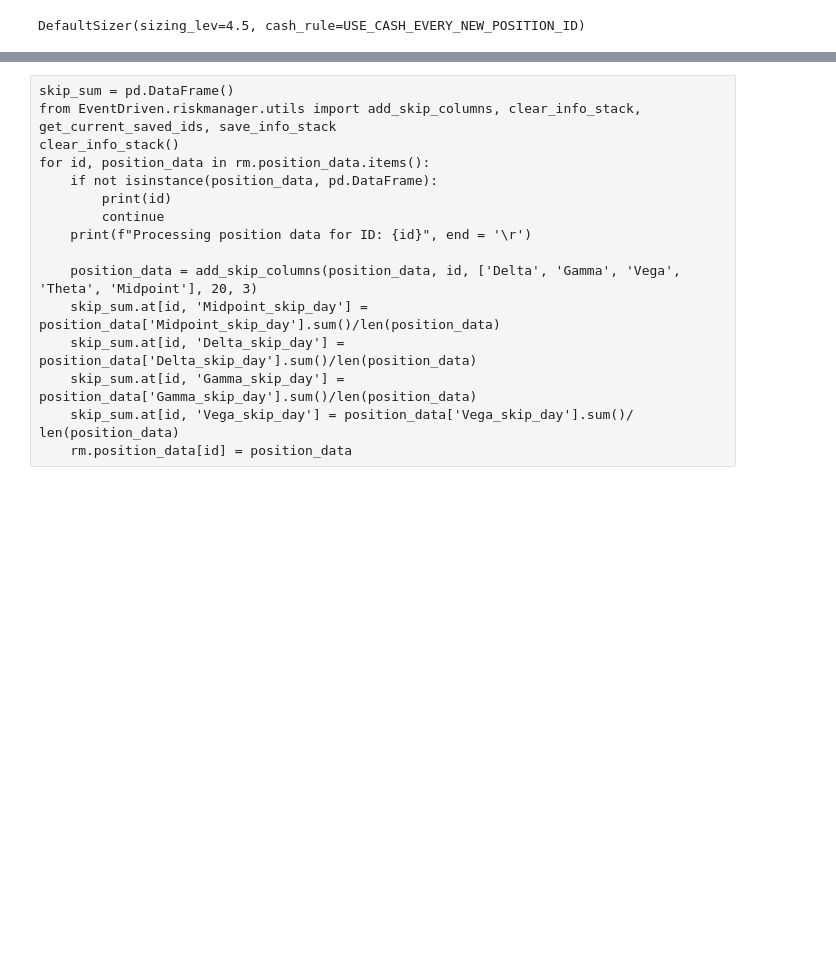
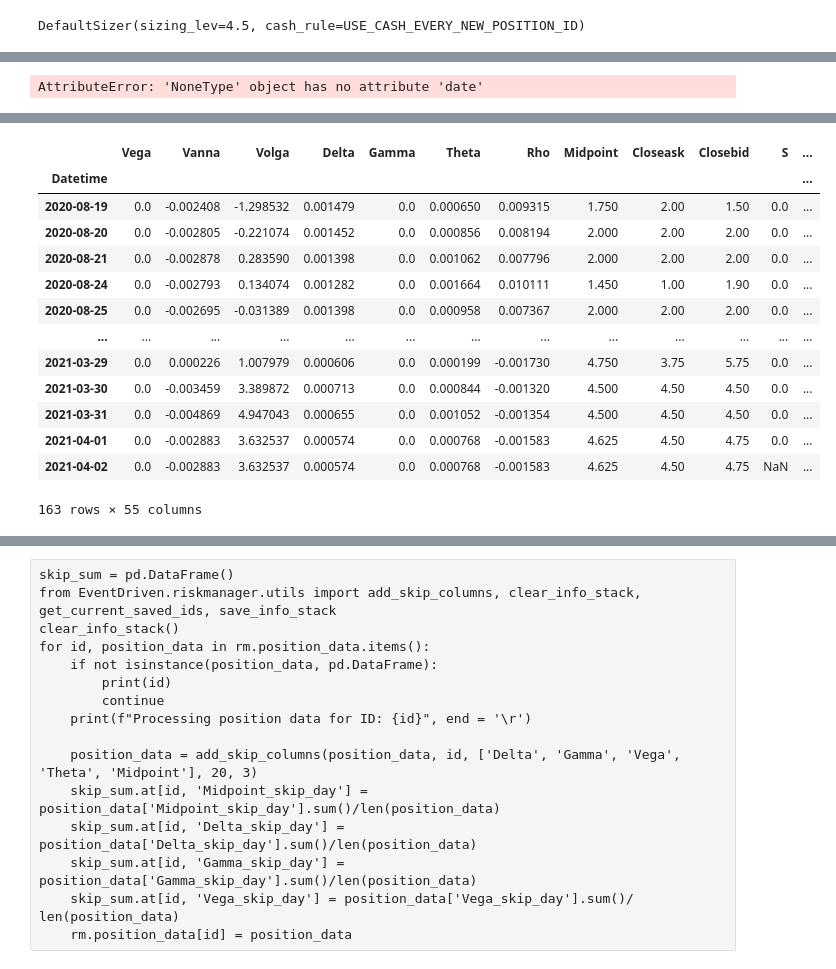
Before and after one commit to Zino-ctrlZ/QuantTools, a Jupyter notebook: EventDriven/demos/RiskManager copy.ipynb, the cells around one changed output, grey strips where cells are left out. Saved outputs shown, nothing was run; the diff lists cells and outputs as text; code cells hidden in the pictures; blank space fills up the shorter version.

```diff
--- a/EventDriven/demos/RiskManager copy.ipynb
+++ b/EventDriven/demos/RiskManager copy.ipynb
@@ -454,0 +436,11 @@ Retrieved chain for TSLA on 2017-07-25
+# %%
+rm.limits_check()
+# %% [output]
+AttributeError: 'NoneType' object has no attribute 'date'
+# %%
+# del rm.position_data['&L:TSLA20210716C1975&S:TSLA20210716C1980']
+# del rm.processed_option_data['TSLA20210716C1975']
+# del rm.processed_option_data['TSLA20210716C1980']
+rm.calculate_position_greeks('&L:TSLA20210716C1975&S:TSLA20210716C1980', '2020-08-24')
+# rm.splits
+# %% [output]
@@ -454,0 +462,14 @@ Retrieved chain for TSLA on 2017-07-25
+|  | Vega | Vanna | Volga | Delta | Gamma | Theta | Rho | Midpoint | Closeask | Closebid | S | ... |
+| Datetime |  |  |  |  |  |  |  |  |  |  |  | ... |
+| 2020-08-19 | 0.0 | -0.002408 | -1.298532 | 0.001479 | 0.0 | 0.000650 | 0.009315 | 1.750 | 2.00 | 1.50 | 0.0 | ... |
+| 2020-08-20 | 0.0 | -0.002805 | -0.221074 | 0.001452 | 0.0 | 0.000856 | 0.008194 | 2.000 | 2.00 | 2.00 | 0.0 | ... |
+| 2020-08-21 | 0.0 | -0.002878 | 0.283590 | 0.001398 | 0.0 | 0.001062 | 0.007796 | 2.000 | 2.00 | 2.00 | 0.0 | ... |
+| 2020-08-24 | 0.0 | -0.002793 | 0.134074 | 0.001282 | 0.0 | 0.001664 | 0.010111 | 1.450 | 1.00 | 1.90 | 0.0 | ... |
+| 2020-08-25 | 0.0 | -0.002695 | -0.031389 | 0.001398 | 0.0 | 0.000958 | 0.007367 | 2.000 | 2.00 | 2.00 | 0.0 | ... |
+| ... | ... | ... | ... | ... | ... | ... | ... | ... | ... | ... | ... | ... |
+| 2021-03-29 | 0.0 | 0.000226 | 1.007979 | 0.000606 | 0.0 | 0.000199 | -0.001730 | 4.750 | 3.75 | 5.75 | 0.0 | ... |
+| 2021-03-30 | 0.0 | -0.003459 | 3.389872 | 0.000713 | 0.0 | 0.000844 | -0.001320 | 4.500 | 4.50 | 4.50 | 0.0 | ... |
+| 2021-03-31 | 0.0 | -0.004869 | 4.947043 | 0.000655 | 0.0 | 0.001052 | -0.001354 | 4.500 | 4.50 | 4.50 | 0.0 | ... |
+| 2021-04-01 | 0.0 | -0.002883 | 3.632537 | 0.000574 | 0.0 | 0.000768 | -0.001583 | 4.625 | 4.50 | 4.75 | 0.0 | ... |
+| 2021-04-02 | 0.0 | -0.002883 | 3.632537 | 0.000574 | 0.0 | 0.000768 | -0.001583 | 4.625 | 4.50 | 4.75 | NaN | ... |
+163 rows × 55 columns
```
Also changed, not shown: parts of 23 cells of this notebook, 6 other files.
